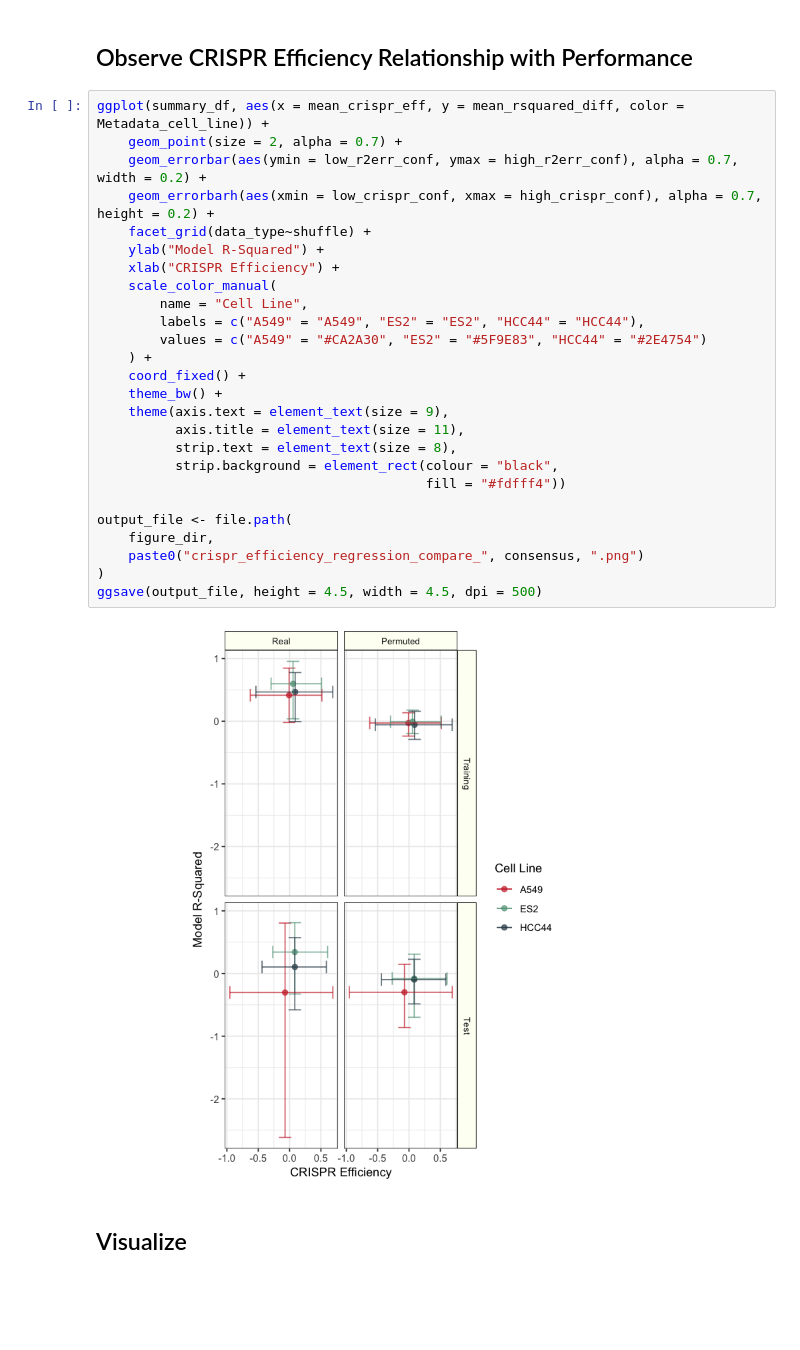
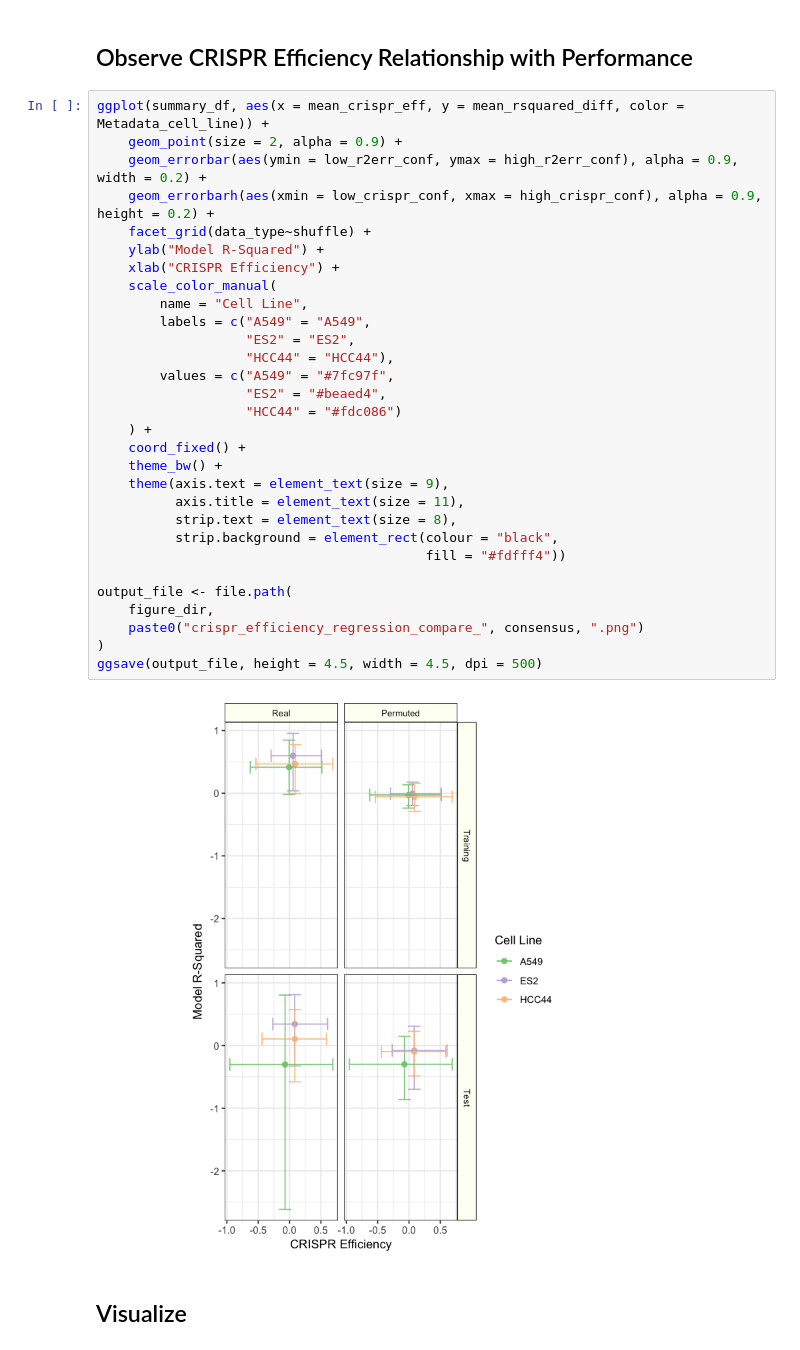
Before and after one commit to broadinstitute/cell-health, a Jupyter notebook: 3.train/7.visualize-cell-line-performance.ipynb, the cells around one changed output. Cells and saved outputs as stored; diff of their text form; blank space fills up the shorter version.

```diff
--- a/3.train/7.visualize-cell-line-performance.ipynb
+++ b/3.train/7.visualize-cell-line-performance.ipynb
@@ -219,32 +219,36 @@ A tibble: 12 × 12
 ## Observe CRISPR Efficiency Relationship with Performance
 # %%
 ggplot(summary_df, aes(x = mean_crispr_eff, y = mean_rsquared_diff, color = Metadata_cell_line)) +
-    geom_point(size = 2, alpha = 0.7) +
-    geom_errorbar(aes(ymin = low_r2err_conf, ymax = high_r2err_conf), alpha = 0.7, width = 0.2) +
-    geom_errorbarh(aes(xmin = low_crispr_conf, xmax = high_crispr_conf), alpha = 0.7, height = 0.2) +
+    geom_point(size = 2, alpha = 0.9) +
+    geom_errorbar(aes(ymin = low_r2err_conf, ymax = high_r2err_conf), alpha = 0.9, width = 0.2) +
+    geom_errorbarh(aes(xmin = low_crispr_conf, xmax = high_crispr_conf), alpha = 0.9, height = 0.2) +
     facet_grid(data_type~shuffle) +
     ylab("Model R-Squared") +
     xlab("CRISPR Efficiency") +
     scale_color_manual(
         name = "Cell Line",
-        labels = c("A549" = "A549", "ES2" = "ES2", "HCC44" = "HCC44"),
-        values = c("A549" = "#CA2A30", "ES2" = "#5F9E83", "HCC44" = "#2E4754")
+        labels = c("A549" = "A549",
+                   "ES2" = "ES2",
+                   "HCC44" = "HCC44"),
+        values = c("A549" = "#7fc97f",
+                   "ES2" = "#beaed4",
+                   "HCC44" = "#fdc086")
     ) +
     coord_fixed() +
     theme_bw() +
     theme(axis.text = element_text(size = 9),
           axis.title = element_text(size = 11),
           strip.text = element_text(size = 8),
           strip.background = element_rect(colour = "black",
                                           fill = "#fdfff4"))
 
 output_file <- file.path(
     figure_dir,
     paste0("crispr_efficiency_regression_compare_", consensus, ".png")
 )
 ggsave(output_file, height = 4.5, width = 4.5, dpi = 500)
 # %% [output]
-[figure, old version]
+[figure, new version]
 # %% [markdown]
 ## Visualize
 # %%
```
Also changed, not shown: 3 other files.
